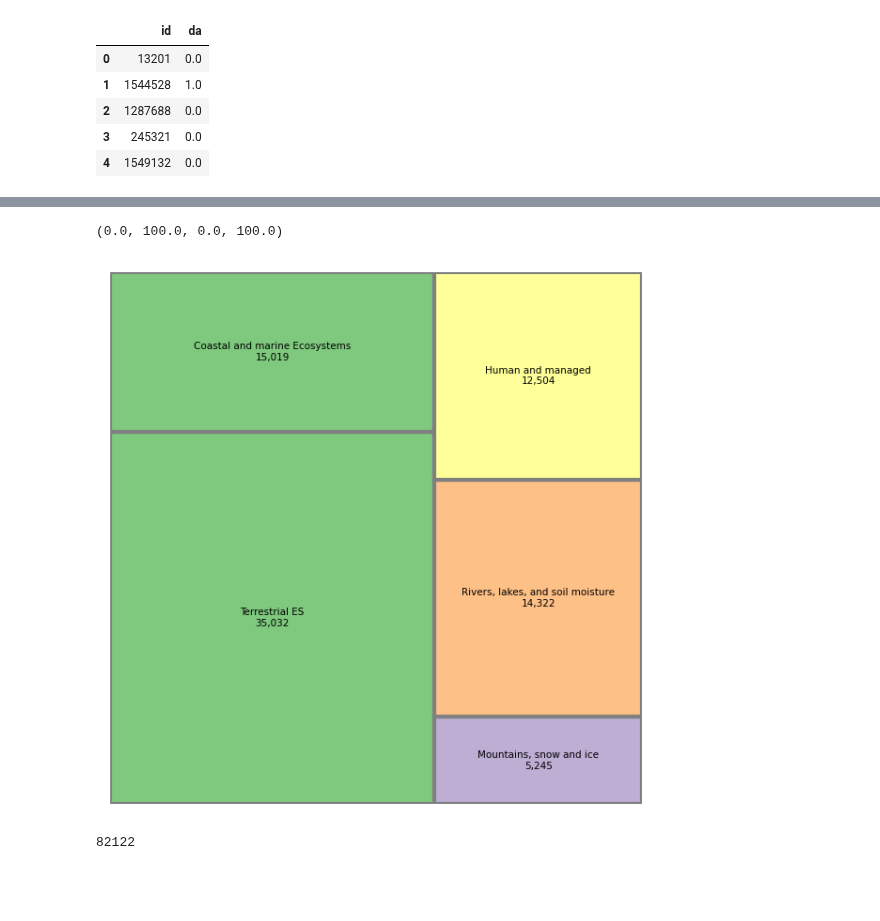
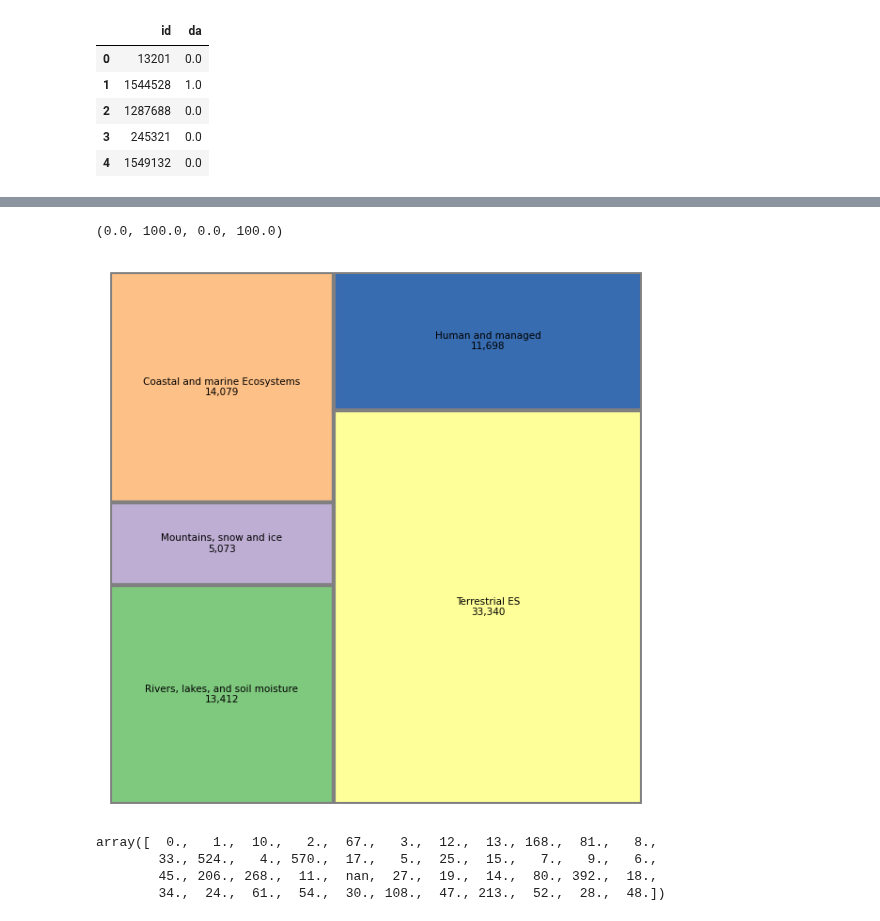
Before and after one commit to mcallaghan/regional-impacts-map, a Jupyter notebook: analysis/4h_venn_diagram.ipynb, the cells around one changed output, grey strips where cells are left out. Cells and saved outputs as stored; diff of their text form; code cells hidden in the pictures; blank space fills up the shorter version.

Commit message:
new figure 1

```diff
--- a/analysis/4h_venn_diagram.ipynb
+++ b/analysis/4h_venn_diagram.ipynb
@@ -302,15 +474,15 @@ xticks = []
 for i, c in enumerate(specific_impact_cats):
     mid = df[
         (df['0 - relevance - mean_prediction']>0.5) &
-        (df[c])>0.5
+        (df[c]>0.5)
     ].shape[0]
     ub = df[
         (df['0 - relevance - upper_pred']>0.5) &
-        (df[c.replace('mean_prediction','upper_pred')])>0.5
+        (df[c.replace('mean_prediction','upper_pred')]>0.5)
     ].shape[0]
     lb = df[
         (df['0 - relevance - lower_pred']>0.5) &
-        (df[c.replace('mean_prediction','lower_pred')])>0.5
+        (df[c.replace('mean_prediction','lower_pred')]>0.5)
     ].shape[0]
     ax.bar(i, mid,color="None", edgecolor="black")
 
@@ -392,11 +560,14 @@ colors = [
 
 labels = [x.split(" - ")[1] for x in specific_impacts]
 
+
+
 counts = []
 for i,c in enumerate(specific_impacts):
     ub = df[
         (df['0 - relevance - upper_pred']>=0.0) &
-        (df[c.replace('mean_prediction','upper_pred')])>=0.5
+        (df[c.replace('mean_prediction','upper_pred')]>=0.5)
     ].shape[0]
     counts.append(ub)
     labels[i] = labels[i] + f"\n{ub:,}"
+counts
@@ -422,0 +588,6 @@ np.sum(counts)
+# %%
+norm_x = 100
+norm_y = 100
+normed = squarify.normalize_sizes(counts, norm_x, norm_y)
+rects = squarify.squarify(normed,0,0,norm_x,norm_y)
+list(rects)
@@ -432,11 +658,19 @@ for c in pred_cats:
 print(pred_cats)
 
 pred_cats = [
+    "12 - Rivers, lakes, and soil moisture - mean_prediction",
+    "12 - Mountains, snow and ice - mean_prediction",
+    "12 - Coastal and marine Ecosystems - mean_prediction",
     "12 - Terrestrial ES - mean_prediction",
-    "12 - Coastal and marine Ecosystems - mean_prediction",
-    "12 - Mountains, snow and ice - mean_prediction",
-    "12 - Rivers, lakes, and soil moisture - mean_prediction",
     "12 - Human and managed - mean_prediction",
+]
+
+colors = [
+    '#7fc97f',
+    '#beaed4',
+    '#fdc086',
+    '#ffff99',
+    '#386cb0',
 ]
 
 pcols = [
@@ -461,25 +695,32 @@ df.loc[df['relevant']==1,pcols]=1
 # %%
 labels = [x.split(" - ")[1] for x in pred_cats]
 
 counts = []
 for i,c in enumerate(pred_cats):
     ub = df[
         (df['0 - relevance - upper_pred']>=0.0) &
-        (df[c.replace('mean_prediction','upper_pred')])>=0.5
+        (df[c.replace('mean_prediction','upper_pred')]>=0.5)
     ].shape[0]
     counts.append(ub)
     labels[i] = labels[i] + f"\n{ub:,}"
 
 fig = plt.figure(figsize=(7,5), dpi=150)
 
+
+
+
+
 ax = fig.add_subplot(111, aspect="equal")
 ax = squarify.plot(counts, edgecolor="grey", linewidth=2, label=labels, color=colors, text_kwargs={"fontsize":5})
 
 ax.axis('off')
 # %% [output]
 (0.0, 100.0, 0.0, 100.0)
-[figure, old version]
+[figure, new version]
-# %%
-np.sum(counts)
-# %% [output]
-82122
+# %%
+df.da.unique()
+# %% [output]
+array([  0.,   1.,  10.,   2.,  67.,   3.,  12.,  13., 168.,  81.,   8.,
+        33., 524.,   4., 570.,  17.,   5.,  25.,  15.,   7.,   9.,   6.,
+        45., 206., 268.,  11.,  nan,  27.,  19.,  14.,  80., 392.,  18.,
+        34.,  24.,  61.,  54.,  30., 108.,  47., 213.,  52.,  28.,  48.])
```
Also changed, not shown: parts of 24 cells of this notebook, 7 other files.
